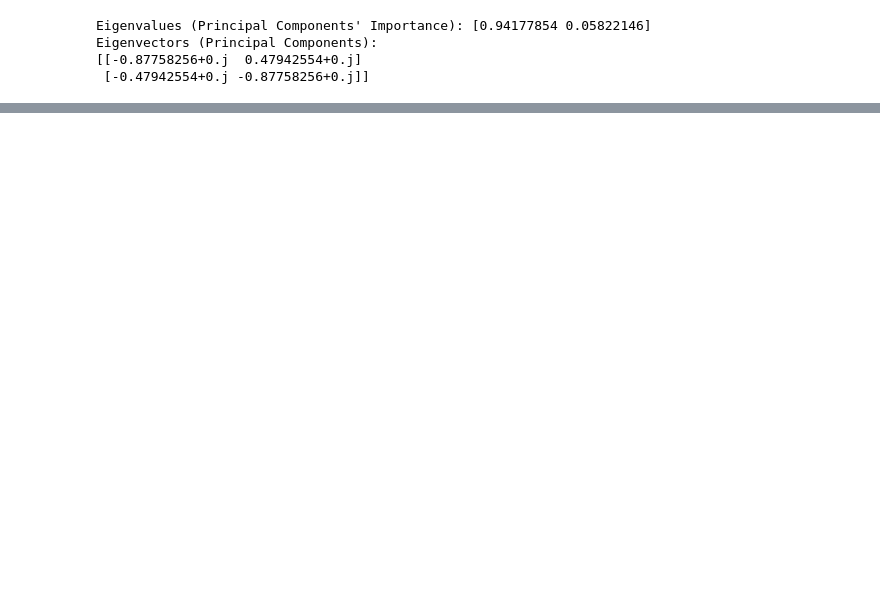
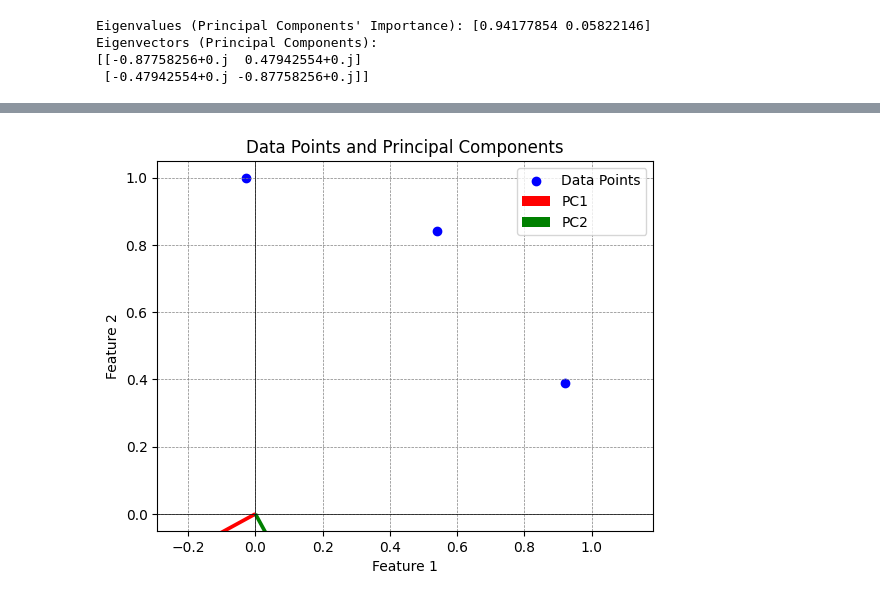
Before and after one commit to thecrazyphysicist369/QuantumAI-Noob2Pro, a Jupyter notebook: 8-Problem8.ipynb, the cells around one changed output, grey strips where cells are left out. Cells and saved outputs as stored; diff of their text form; code cells hidden in the pictures; blank space fills up the shorter version.

```diff
--- a/8-Problem8.ipynb
+++ b/8-Problem8.ipynb
@@ -90,0 +119,34 @@ Eigenvectors (Principal Components):
+# %%
+import matplotlib.pyplot as plt
+
+# Visualization of Principal Components in the Feature Plane in 2D
+def visualize_principal_components(data_points, eigenvectors):
+    # Convert data points to cartesian coordinates for 2D visualization
+    cartesian_data = [(np.cos(2 * x), np.sin(2 * x)) for x in data_points]
+    x_coords, y_coords = zip(*cartesian_data)
+
+    # Plot the data points
+    plt.scatter(x_coords, y_coords, color='blue', label='Data Points')
+
+    # Plot the principal components
+    origin = np.array([0, 0])  # Origin for vectors
+    pc1 = eigenvectors[:, 0]  # First principal component
+    pc2 = eigenvectors[:, 1]  # Second principal component
+    plt.quiver(*origin, pc1[0], pc1[1], color='red', angles='xy', scale_units='xy', scale=1, label='PC1')
+    plt.quiver(*origin, pc2[0], pc2[1], color='green', angles='xy', scale_units='xy', scale=1, label='PC2')
+
+    # Add labels and legend
+    plt.axhline(0, color='black', linewidth=0.5)
+    plt.axvline(0, color='black', linewidth=0.5)
+    plt.grid(color='gray', linestyle='--', linewidth=0.5)
+    plt.legend()
+    plt.title("Data Points and Principal Components")
+    plt.xlabel("Feature 1")
+    plt.ylabel("Feature 2")
+    plt.axis('equal')
+    plt.show()
+
+# Visualize the principal components
+visualize_principal_components(data_points, eigenvectors)
+# %% [output]
+[figure, added]
```
Also changed, not shown: parts of 2 cells of this notebook, 6 other files.
